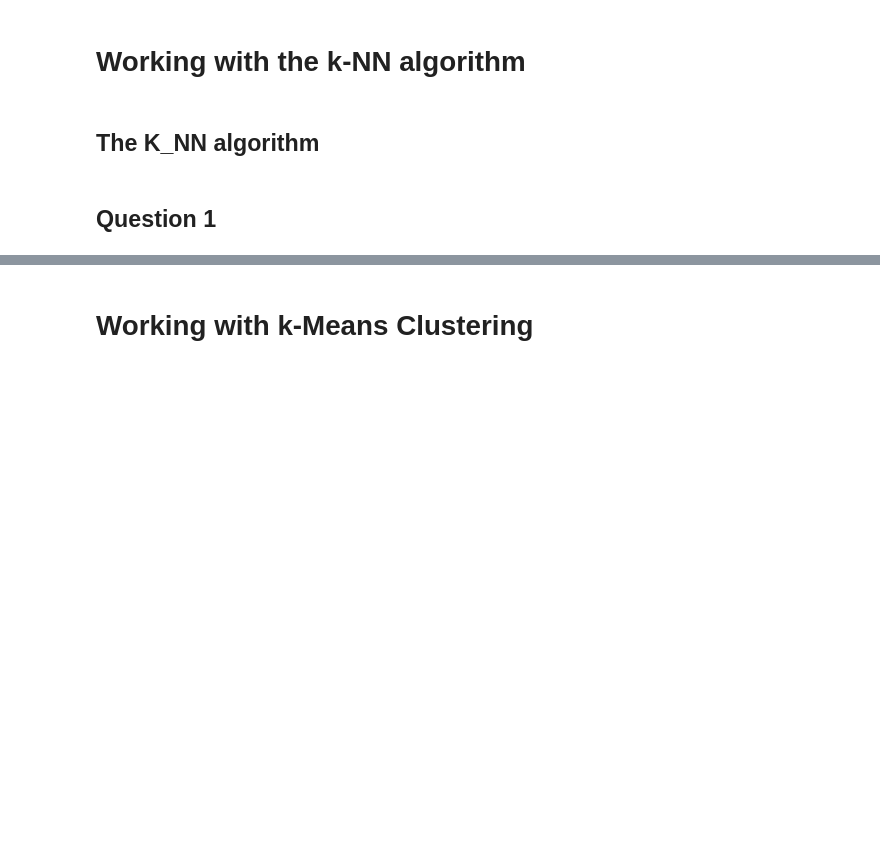
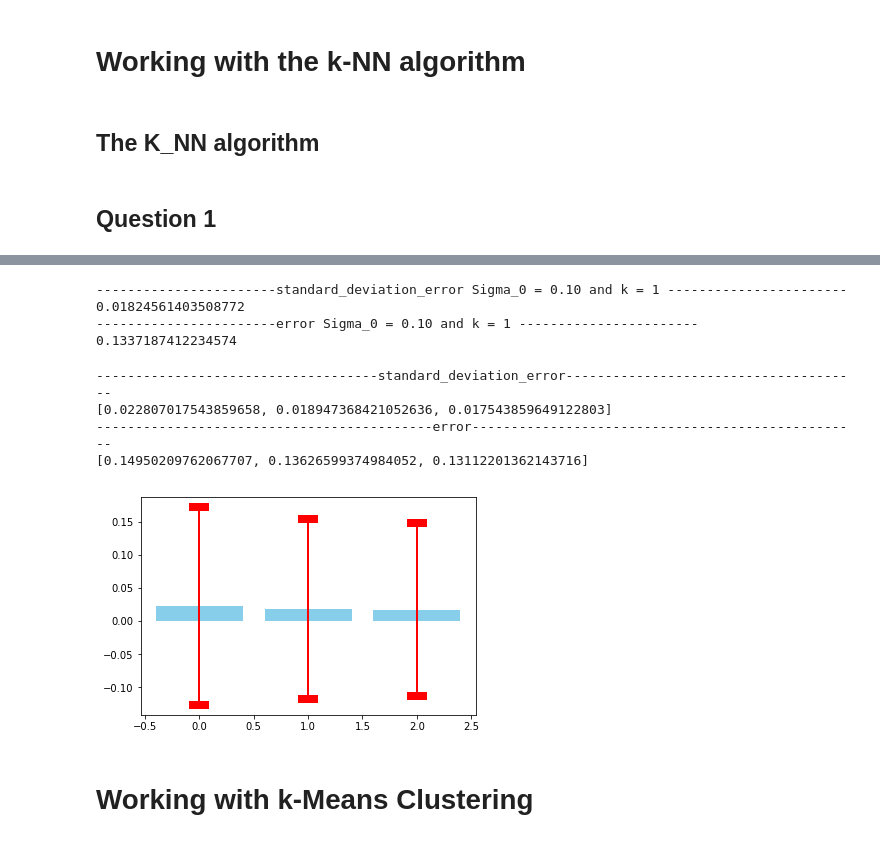
Before and after one commit to Panongbene/masster2IPP, a Jupyter notebook: TP_k_Nearest_Neighbors_Bounhar_Sawadogo_Yeh.ipynb, the cells around one changed output, grey strips where cells are left out. Cells and saved outputs as stored; diff of their text form; code cells hidden in the pictures; blank space fills up the shorter version.

```diff
--- a/TP_k_Nearest_Neighbors_Bounhar_Sawadogo_Yeh.ipynb
+++ b/TP_k_Nearest_Neighbors_Bounhar_Sawadogo_Yeh.ipynb
@@ -61,6 +61,13 @@ def plot_Data(X, Y):
     plt.figure(figsize=(20,10))
     plt.scatter(X[:,0], X[:,1], c=Y)
     plt.show()
+#---------------------------------------------------------------------------------------------------------------#
+def standard_deviation(E):
+    """This function return the standart deviation"""
+    E = np.array(E)
+
+    e = np.sum(E)/E.shape[0]
+    return np.sqrt((np.sum(E)-e) / E.shape[0])
 #---------------------------------------------------------------------------------------------------------------#
 def mixte_data(X,Y):
     """This function return the dataset and label mixted"""
@@ -224,0 +234,21 @@ plt.show()
+# %%
+#size per label
+N = 100
+
+# Gaussian mean for distribution label 0
+mu_label_0 = np.array([-1,0])
+
+# Gaussian mean for distribution label 1
+mu_label_1 = np.array([1,0])
+
+# Gaussian mean for distribution label 2
+mu_label_2 = np.array([0,1])
+
+# noise variance sigma_2
+sigma_2 = [0.15, 0.20, 0.25]
+
+# for sigma equal 0.10
+sigma_0 = 0.10
+
+# k parameter
+k_parameter = 1
@@ -224,0 +300,10 @@ plt.show()
+# %%
+print("-----------------------standard_deviation_error Sigma_0 = 0.10 and k = 1 -----------------------")
+print(average_error_sigma_0)
+print("-----------------------error Sigma_0 = 0.10 and k = 1 -----------------------")
+print(standard_deviation_sigma_0)
+# %% [output]
+-----------------------standard_deviation_error Sigma_0 = 0.10 and k = 1 -----------------------
+0.01824561403508772
+-----------------------error Sigma_0 = 0.10 and k = 1 -----------------------
+0.1337187412234574
@@ -225,2 +355,21 @@ plt.show()
+# %%
+print("------------------------------------standard_deviation_error--------------------------------------")
+print(average_error_sigma)
+print("-------------------------------------------error--------------------------------------------------")
+print(standard_deviation_sigma)
+# %% [output]
+------------------------------------standard_deviation_error--------------------------------------
+[0.022807017543859658, 0.018947368421052636, 0.017543859649122803]
+-------------------------------------------error--------------------------------------------------
+[0.14950209762067707, 0.13626599374984052, 0.13112201362143716]
+# %%
+# plot the errors bar
+values = average_error_sigma
+errorValues = standard_deviation_sigma
+plt.bar(range(len(values)), values, color = 'skyblue')
+plt.errorbar(range(len(values)), values, yerr = errorValues,fmt = 'none', capsize = 10, ecolor = 'red', elinewidth = 2, capthick = 8)
+plt.show()
+# %% [output]
+[figure, added]
 # %% [markdown]
 # Working with k-Means Clustering
```
Also changed, not shown: parts of 7 cells of this notebook.
